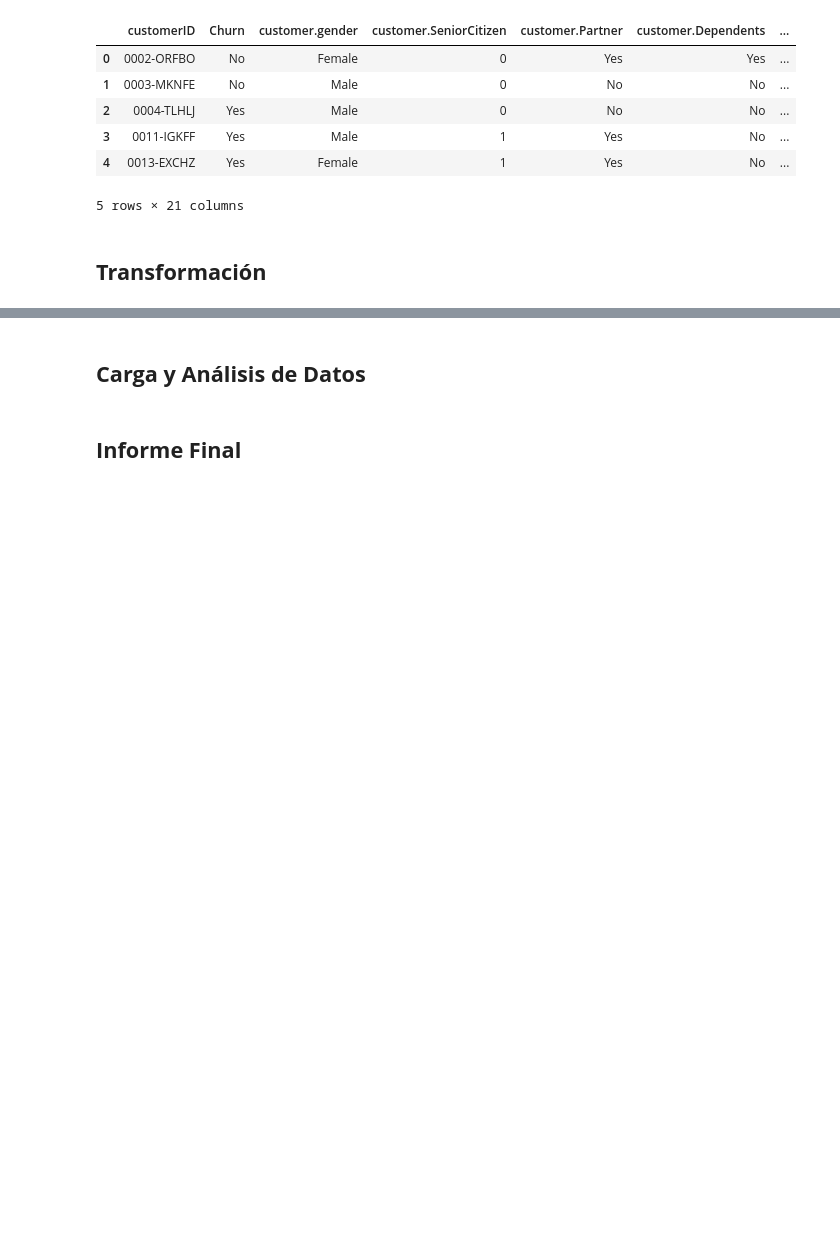
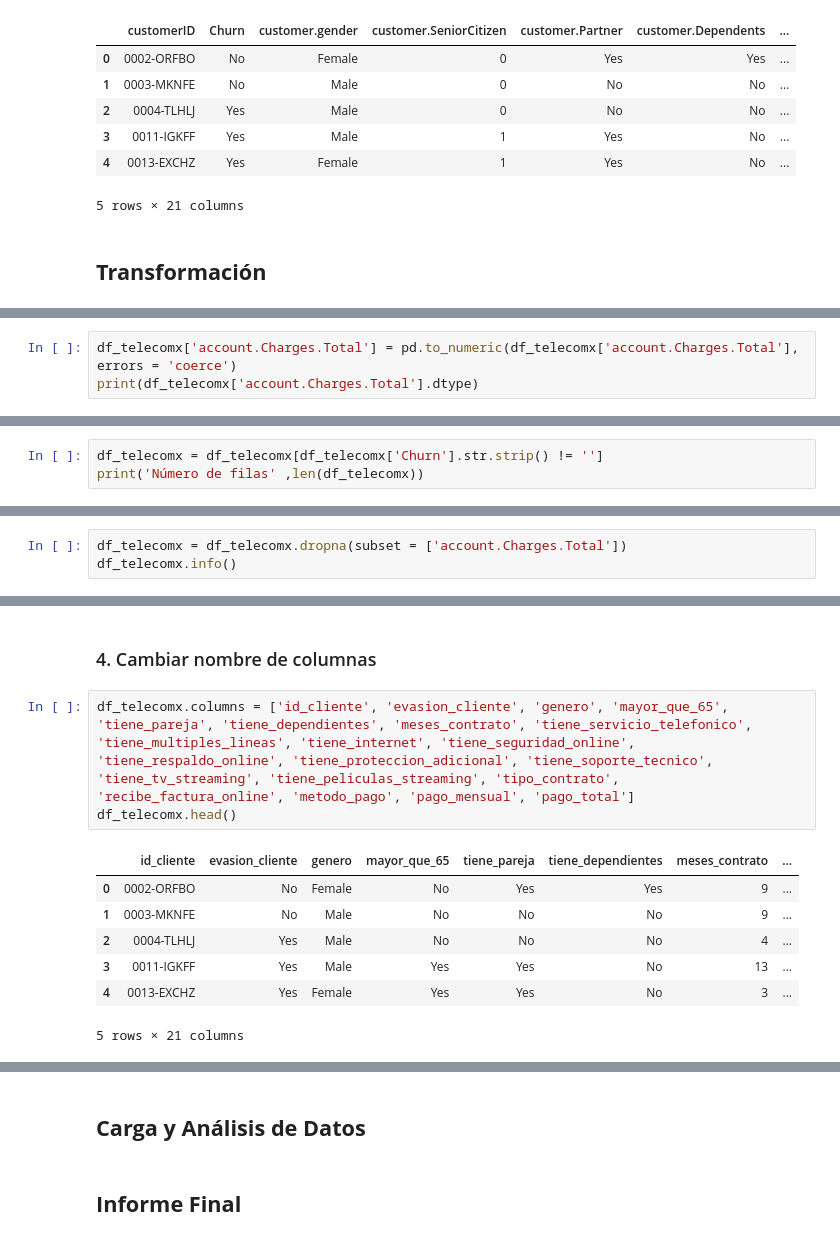
Before and after one commit to FloresStev/telecomx-challenge, a Jupyter notebook: telecomx_challenge_one.ipynb, the cells around one changed output, grey strips where cells are left out. Saved outputs shown, nothing was run; the diff lists cells and outputs as text; blank space fills up the shorter version.

```diff
--- a/telecomx_challenge_one.ipynb
+++ b/telecomx_challenge_one.ipynb
@@ -35,0 +145,3 @@ df_telecomx.head()
+# %%
+df_telecomx['account.Charges.Total'] = pd.to_numeric(df_telecomx['account.Charges.Total'], errors = 'coerce')
+print(df_telecomx['account.Charges.Total'].dtype)
@@ -35,0 +150,3 @@ df_telecomx.head()
+# %%
+df_telecomx = df_telecomx[df_telecomx['Churn'].str.strip() != '']
+print('Número de filas' ,len(df_telecomx))
@@ -35,0 +175,3 @@ df_telecomx.head()
+# %%
+df_telecomx = df_telecomx.dropna(subset = ['account.Charges.Total'])
+df_telecomx.info()
@@ -35,0 +196,13 @@ df_telecomx.head()
+# %% [markdown]
+### 4. Cambiar nombre de columnas
+# %%
+df_telecomx.columns = ['id_cliente', 'evasion_cliente', 'genero', 'mayor_que_65', 'tiene_pareja', 'tiene_dependientes', 'meses_contrato', 'tiene_servicio_telefonico', 'tiene_multiples_lineas', 'tiene_internet', 'tiene_seguridad_online', 'tiene_respaldo_online', 'tiene_proteccion_adicional', 'tiene_soporte_tecnico', 'tiene_tv_streaming', 'tiene_peliculas_streaming', 'tipo_contrato', 'recibe_factura_online', 'metodo_pago', 'pago_mensual', 'pago_total']
+df_telecomx.head()
+# %% [output]
+|  | id_cliente | evasion_cliente | genero | mayor_que_65 | tiene_pareja | tiene_dependientes | meses_contrato | ... |
+| 0 | 0002-ORFBO | No | Female | No | Yes | Yes | 9 | ... |
+| 1 | 0003-MKNFE | No | Male | No | No | No | 9 | ... |
+| 2 | 0004-TLHLJ | Yes | Male | No | No | No | 4 | ... |
+| 3 | 0011-IGKFF | Yes | Male | Yes | Yes | No | 13 | ... |
+| 4 | 0013-EXCHZ | Yes | Female | Yes | Yes | No | 3 | ... |
+5 rows × 21 columns
```
Also changed, not shown: parts of 16 cells of this notebook.
